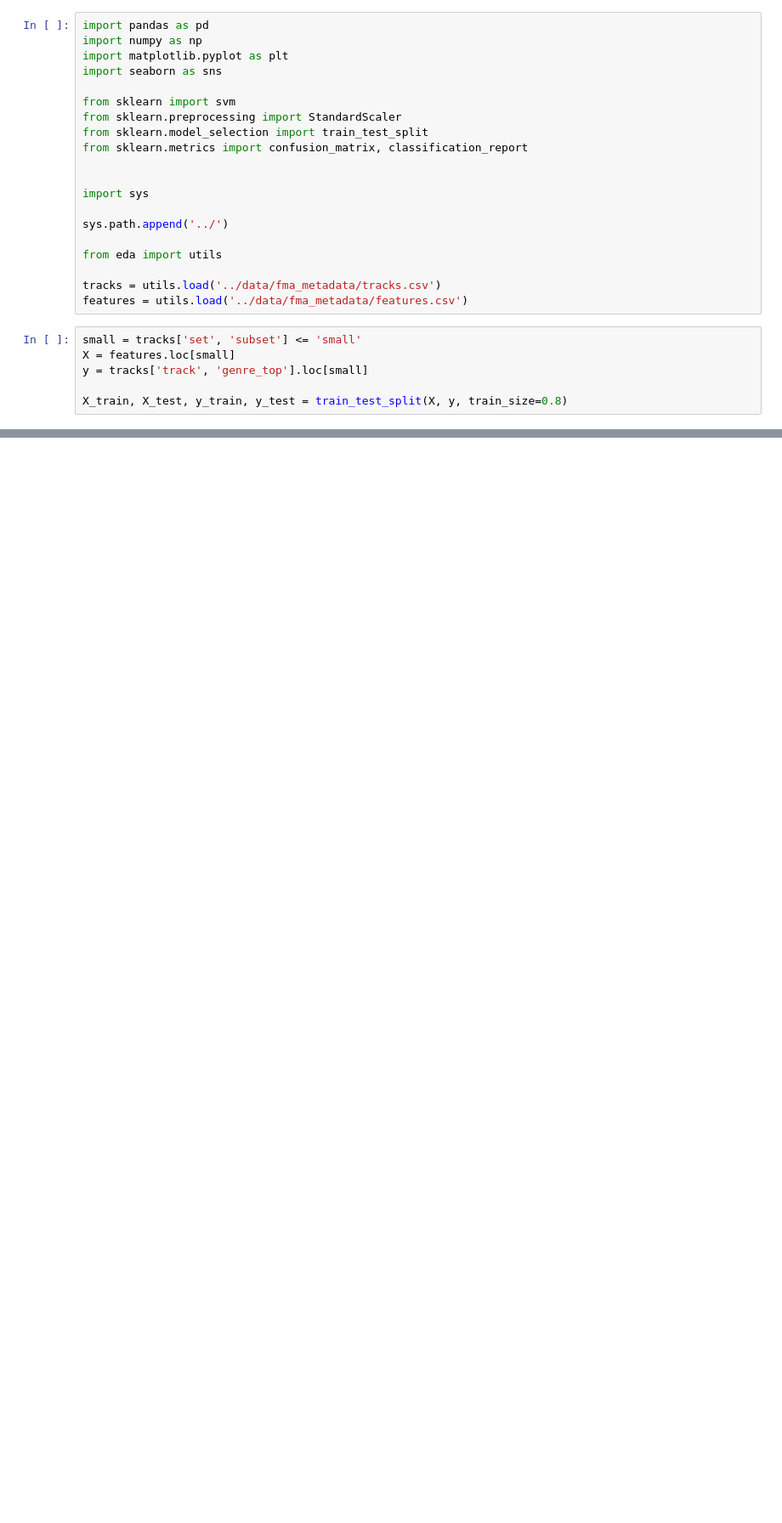
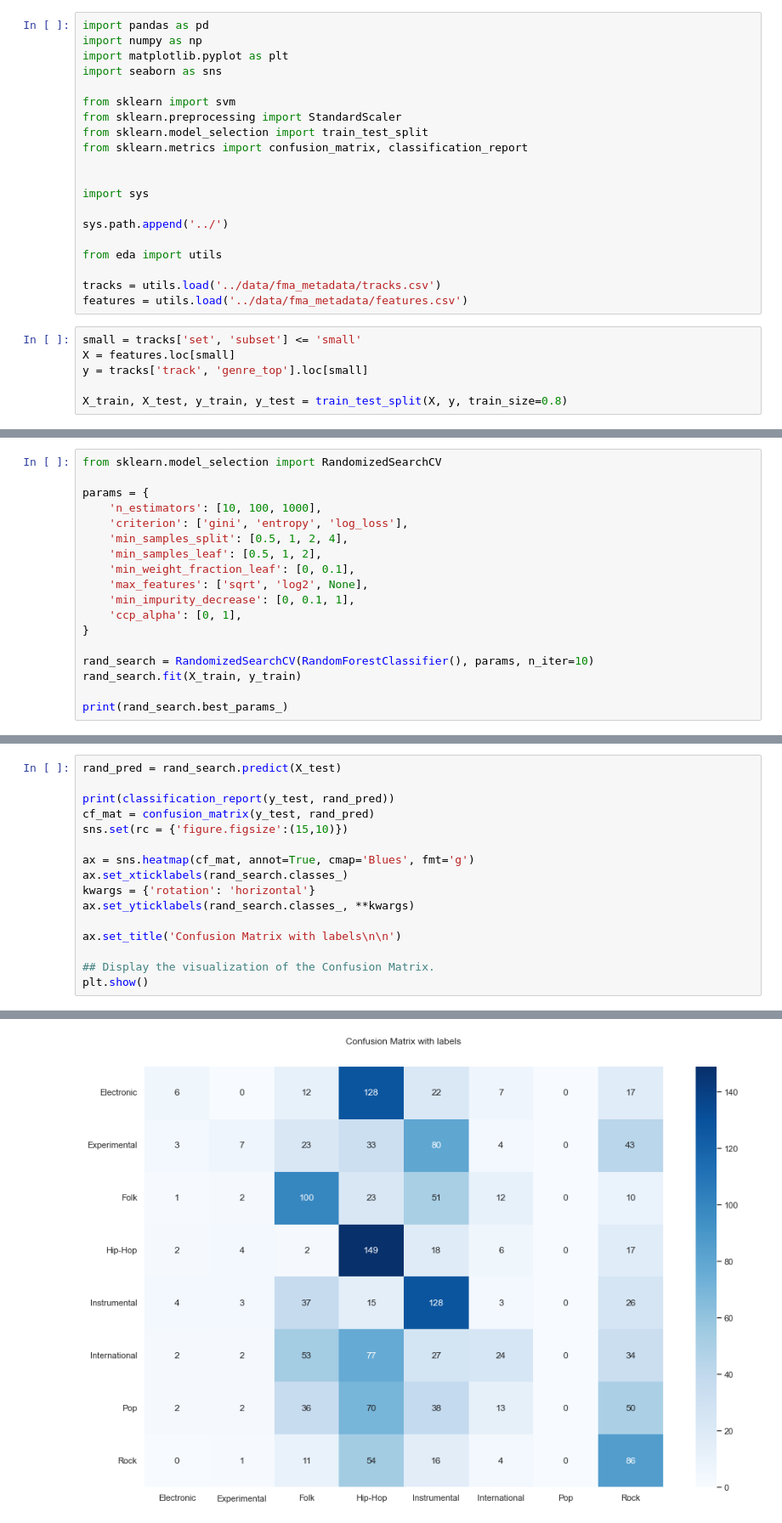
Before and after one commit to royyi/group10-music-classifier, a Jupyter notebook: model/random_forest.ipynb, the cells around one changed output, grey strips where cells are left out. Shown: that part at 85% size. Drawn from its saved outputs; the diff is of its cells as text; blank space fills up the shorter version.

```diff
--- a/model/random_forest.ipynb
+++ b/model/random_forest.ipynb
@@ -61,0 +62,18 @@ International       0.68      0.58      0.63       206
+# %%
+from sklearn.model_selection import RandomizedSearchCV
+
+params = {
+    'n_estimators': [10, 100, 1000],
+    'criterion': ['gini', 'entropy', 'log_loss'],
+    'min_samples_split': [0.5, 1, 2, 4],
+    'min_samples_leaf': [0.5, 1, 2],
+    'min_weight_fraction_leaf': [0, 0.1],
+    'max_features': ['sqrt', 'log2', None],
+    'min_impurity_decrease': [0, 0.1, 1],
+    'ccp_alpha': [0, 1],
+}
+
+rand_search = RandomizedSearchCV(RandomForestClassifier(), params, n_iter=10)
+rand_search.fit(X_train, y_train)
+
+print(rand_search.best_params_)
@@ -61,0 +99,17 @@ International       0.68      0.58      0.63       206
+# %%
+rand_pred = rand_search.predict(X_test)
+
+print(classification_report(y_test, rand_pred))
+cf_mat = confusion_matrix(y_test, rand_pred)
+sns.set(rc = {'figure.figsize':(15,10)})
+
+ax = sns.heatmap(cf_mat, annot=True, cmap='Blues', fmt='g')
+ax.set_xticklabels(rand_search.classes_)
+kwargs = {'rotation': 'horizontal'}
+ax.set_yticklabels(rand_search.classes_, **kwargs)
+
+ax.set_title('Confusion Matrix with labels\n\n')
+
+## Display the visualization of the Confusion Matrix.
+plt.show()
+# %% [output]
@@ -61,0 +130 @@ International       0.68      0.58      0.63       206
+[figure, added]
```
Also changed, not shown: parts of 3 cells of this notebook, 1 other file.
